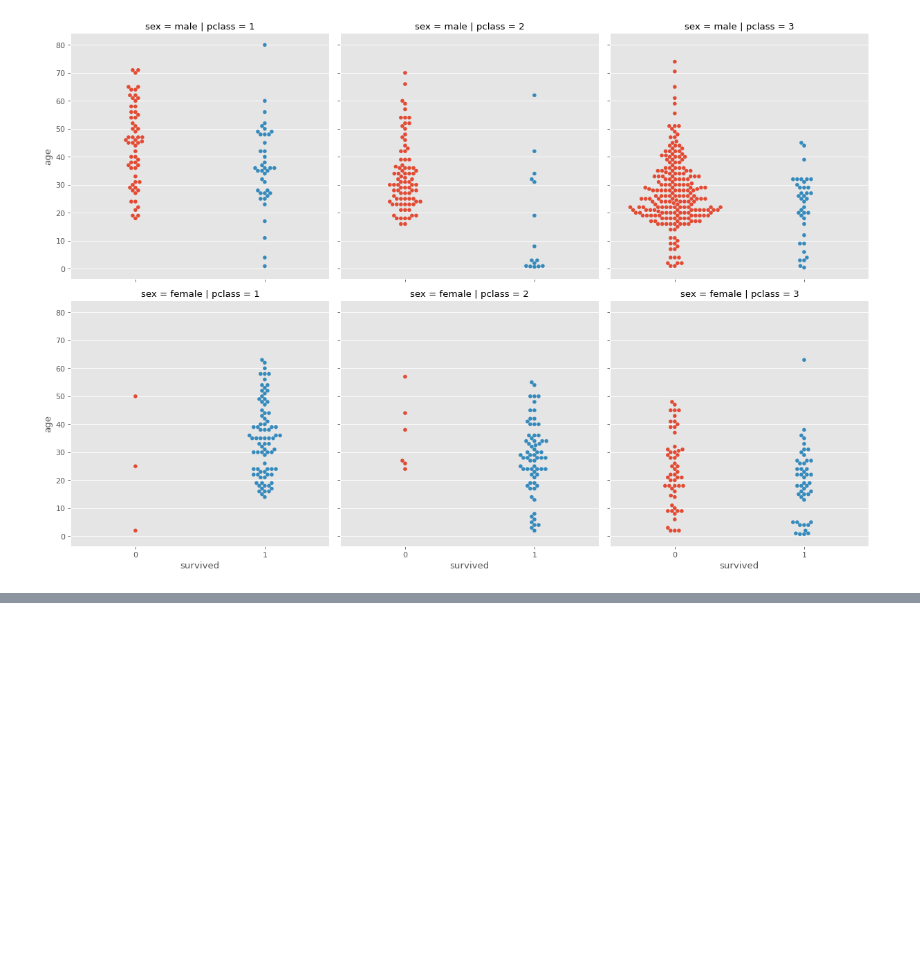
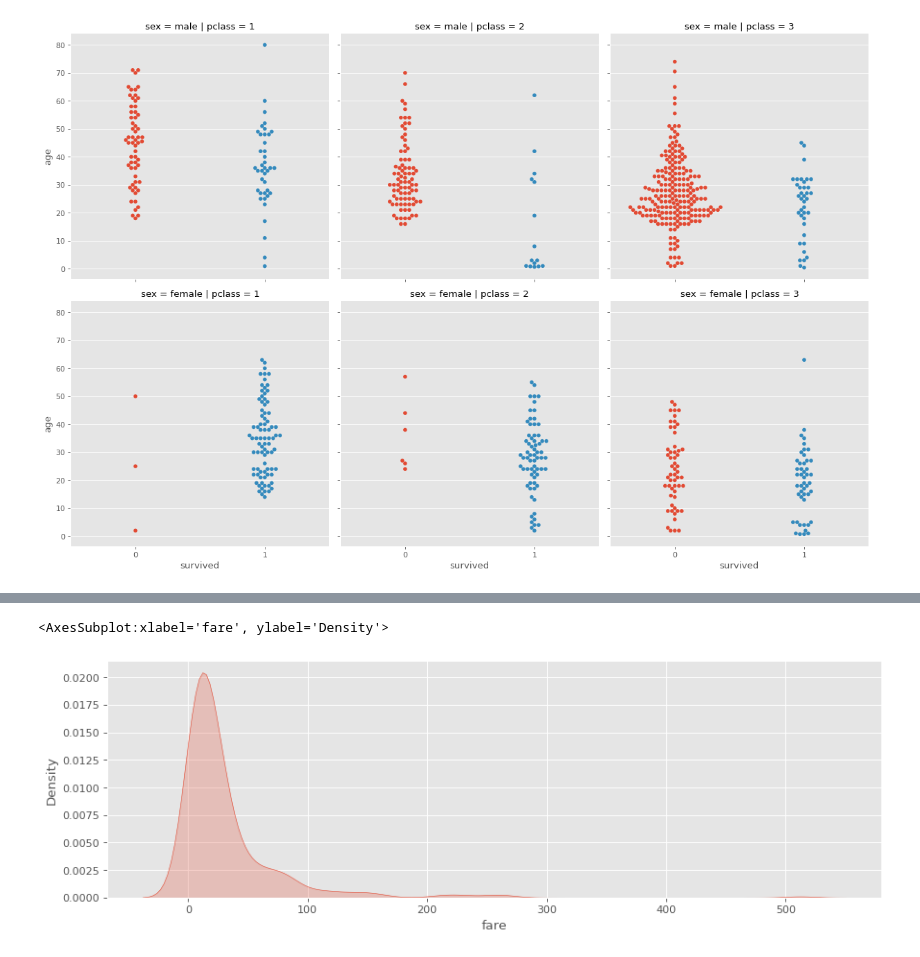
Before and after one commit to mainaliashish/data-science, a Jupyter notebook: EDA/titanic-dataset/eda-titanic.ipynb, the cells around one changed output, grey strips where cells are left out. Drawn from its saved outputs; the diff is of its cells as text; code cells hidden in the pictures; blank space fills up the shorter version.

```diff
--- a/EDA/titanic-dataset/eda-titanic.ipynb
+++ b/EDA/titanic-dataset/eda-titanic.ipynb
@@ -471,0 +484,5 @@ sns.catplot(x='survived', y='age', data=titanic, kind='swarm', row='sex', col='p
+# %%
+sns.kdeplot(titanic['fare'], shade=True)
+# %% [output]
+<AxesSubplot:xlabel='fare', ylabel='Density'>
+[figure, added]
```
Also changed, not shown: parts of 15 cells of this notebook.
